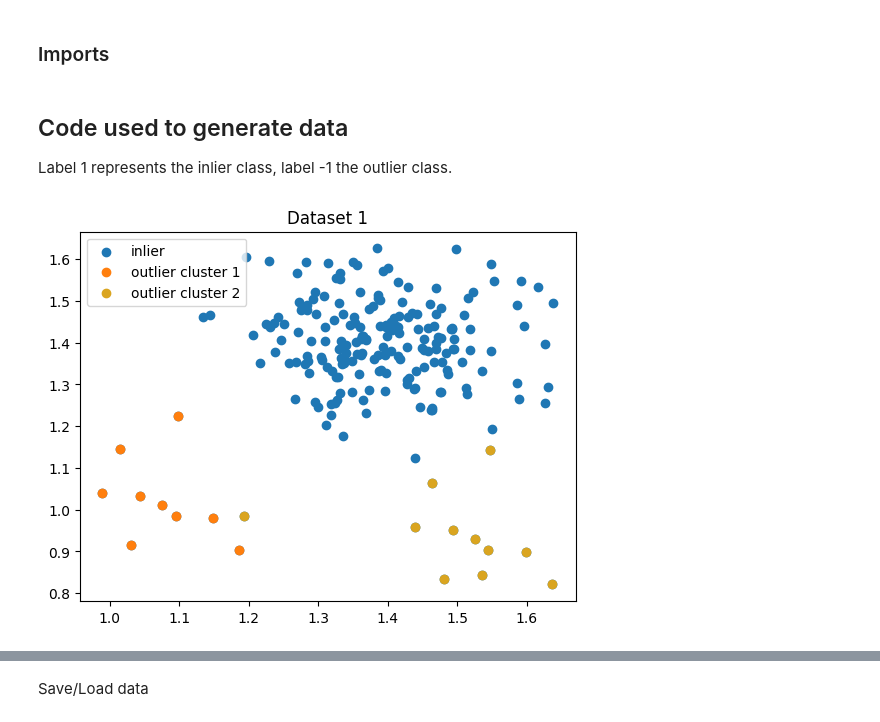
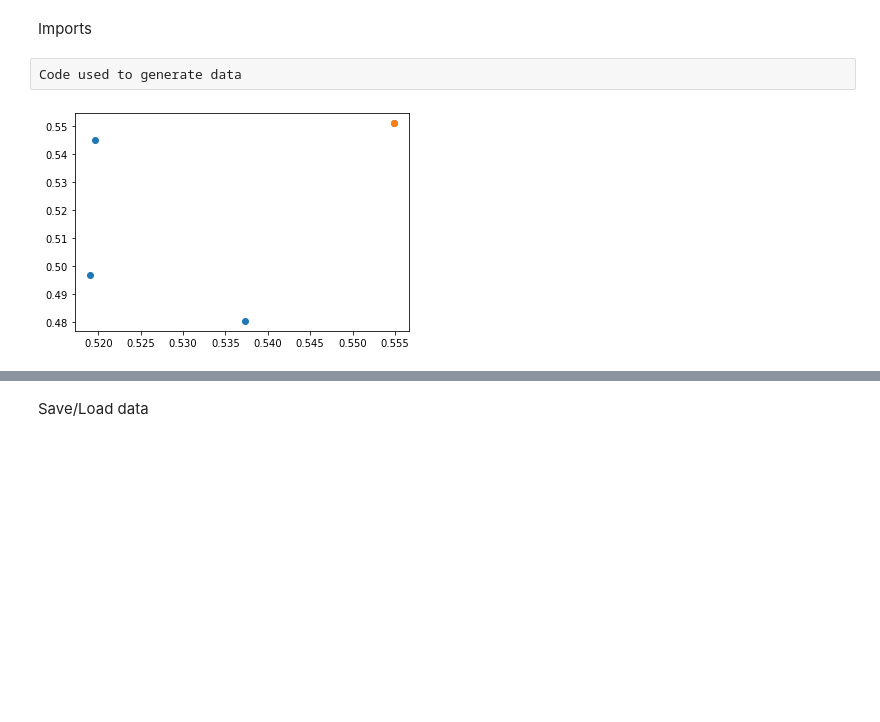
Before and after one commit to welremco/Group3QuantumOneClassSVMs, a Jupyter notebook: Algorithm1.ipynb, the cells around one changed output, grey strips where cells are left out. Drawn from its saved outputs; the diff is of its cells as text; code cells hidden in the pictures; blank space fills up the shorter version.

```diff
--- a/Algorithm1.ipynb
+++ b/Algorithm1.ipynb
@@ -3,2 +3,2 @@
 # %% [markdown]
-### Imports
+Imports
@@ -56,42 +54,38 @@ from qiskit.extensions import HamiltonianGate
 from qiskit.quantum_info import Operator
 
 dataset_list = []
-# %% [markdown]
-## Code used to generate data
-
-Label 1 represents the inlier class, label -1 the outlier class.
+# %% [raw]
+Code used to generate data
 # %%
 random.seed(13)
 seed = 0
-x, y = make_blobs(n_samples=190, centers=1, cluster_std=.1, center_box=(1.4, 1.4), random_state=seed)
+x, y = make_blobs(n_samples=3, centers=1, cluster_std=.02, center_box=(0.5, 0.5), random_state=seed)
 
-out1x, out1y = make_blobs(n_samples=9, centers=1, cluster_std=.1, center_box=(1, 1), random_state=seed)
-out2x, out2y = make_blobs(n_samples=11, centers=1, cluster_std=.1, center_box=(3.2, 0.01), random_state=seed)
+out1x, out1y = make_blobs(n_samples=1, centers=1, cluster_std=.01, center_box=(0.6,0.5), random_state=seed)
+# out2x, out2y = make_blobs(n_samples=11, centers=1, cluster_std=.1, center_box=(3.2, 0.01), random_state=seed)
 
 plt.show()
 
 # prepare data for One-Class model
 y[y == 0] = 1
 out1y[out1y==0] = -1
-out2y[out2y==0] = -1
+# out2y[out2y==0] = -1
 
 x = np.append(x, out1x, axis = 0)
 y = np.append(y, out1y, axis = 0)
 
-x = np.append(x, out2x, axis = 0)
-y = np.append(y, out2y, axis = 0)
+# x = np.append(x, out2x, axis = 0)
+# y = np.append(y, out2y, axis = 0)
 
 # Plot to see data
-plt.scatter(x[:,0], x[:,1], label='inlier')
-plt.scatter(out1x[:,0], out1x[:,1], label='outlier cluster 1')
-plt.scatter(out2x[:,0], out2x[:,1], label='outlier cluster 2', color='goldenrod')
+plt.scatter(x[:,0], x[:,1])
+plt.scatter(out1x[:,0], out1x[:,1])
+# plt.scatter(out2x[:,0], out2x[:,1])
 
-plt.title('Dataset 1')
-plt.legend()
 plt.show()
 
 # Add data to dataset_list
 dataset_list.append([x,y])
 # %% [output]
-[figure, old version]
+[figure, new version]
 # %%
```
Also changed, not shown: parts of 22 cells of this notebook.
